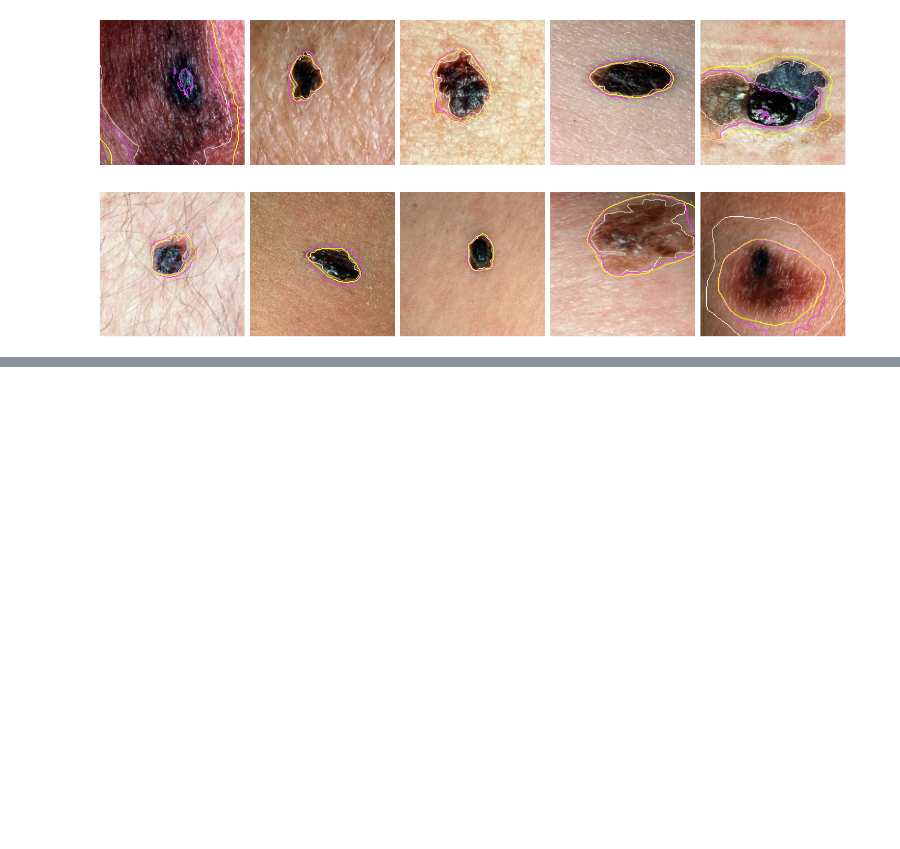
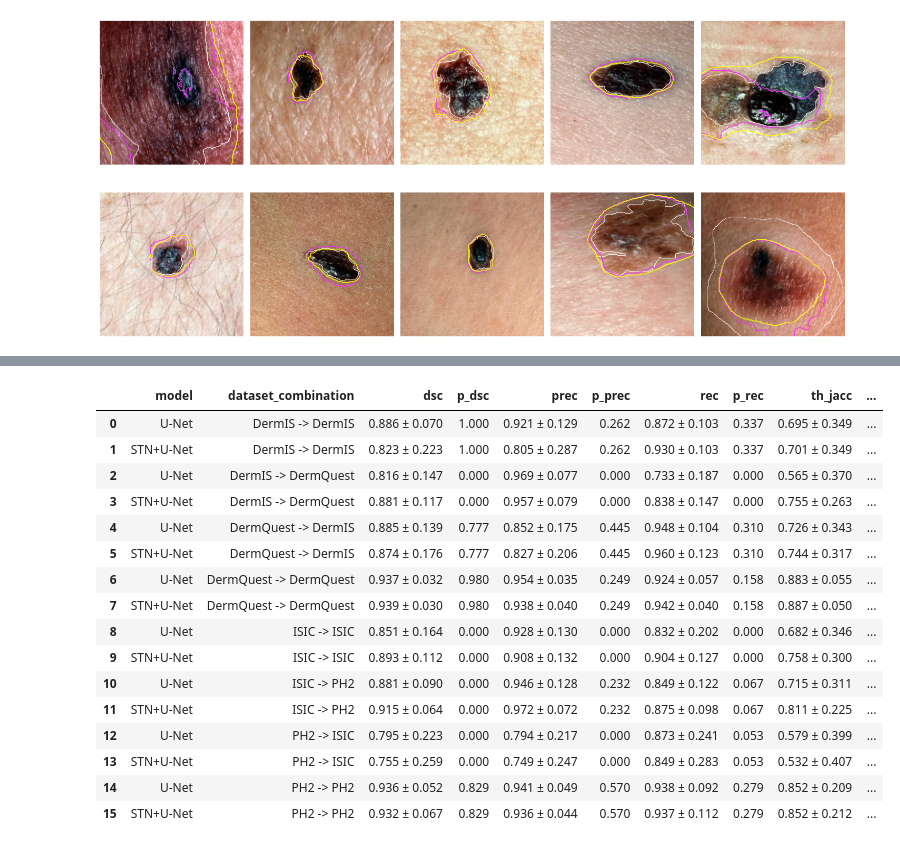
Before and after one commit to marinbenc/domain-specific-transforms, a Jupyter notebook: viz.ipynb, the cells around one changed output, grey strips where cells are left out. Saved outputs shown, nothing was run; the diff lists cells and outputs as text; code cells hidden in the pictures; blank space fills up the shorter version.

```diff
--- a/viz.ipynb
+++ b/viz.ipynb
@@ -254,3 +198,33 @@ for metric, title in metrics:
+# %%
+metrics = [('dsc', 'Dice coefficient'), ('prec', 'Precision'), ('rec', 'Recall'), ('th_jacc', 'Thresholded Jaccard index')]
+tables = [metric_table(metric, title) for metric, title in metrics]
+# join tables
+table = tables[0]
+for t in tables[1:]:
+  table = table.merge(t, on=['model', 'dataset_combination'])
+
+# drop where th_jacc is not significant
+#table = table[table['p_th_jacc'].astype(float) < 0.05]
+
+table
+# %% [output]
+|  | model | dataset_combination | dsc | p_dsc | prec | p_prec | rec | p_rec | th_jacc | ... |
+| 0 | U-Net | DermIS -> DermIS | 0.886 ± 0.070 | 1.000 | 0.921 ± 0.129 | 0.262 | 0.872 ± 0.103 | 0.337 | 0.695 ± 0.349 | ... |
+| 1 | STN+U-Net | DermIS -> DermIS | 0.823 ± 0.223 | 1.000 | 0.805 ± 0.287 | 0.262 | 0.930 ± 0.103 | 0.337 | 0.701 ± 0.349 | ... |
+| 2 | U-Net | DermIS -> DermQuest | 0.816 ± 0.147 | 0.000 | 0.969 ± 0.077 | 0.000 | 0.733 ± 0.187 | 0.000 | 0.565 ± 0.370 | ... |
+| 3 | STN+U-Net | DermIS -> DermQuest | 0.881 ± 0.117 | 0.000 | 0.957 ± 0.079 | 0.000 | 0.838 ± 0.147 | 0.000 | 0.755 ± 0.263 | ... |
+| 4 | U-Net | DermQuest -> DermIS | 0.885 ± 0.139 | 0.777 | 0.852 ± 0.175 | 0.445 | 0.948 ± 0.104 | 0.310 | 0.726 ± 0.343 | ... |
+| 5 | STN+U-Net | DermQuest -> DermIS | 0.874 ± 0.176 | 0.777 | 0.827 ± 0.206 | 0.445 | 0.960 ± 0.123 | 0.310 | 0.744 ± 0.317 | ... |
+| 6 | U-Net | DermQuest -> DermQuest | 0.937 ± 0.032 | 0.980 | 0.954 ± 0.035 | 0.249 | 0.924 ± 0.057 | 0.158 | 0.883 ± 0.055 | ... |
+| 7 | STN+U-Net | DermQuest -> DermQuest | 0.939 ± 0.030 | 0.980 | 0.938 ± 0.040 | 0.249 | 0.942 ± 0.040 | 0.158 | 0.887 ± 0.050 | ... |
+| 8 | U-Net | ISIC -> ISIC | 0.851 ± 0.164 | 0.000 | 0.928 ± 0.130 | 0.000 | 0.832 ± 0.202 | 0.000 | 0.682 ± 0.346 | ... |
+| 9 | STN+U-Net | ISIC -> ISIC | 0.893 ± 0.112 | 0.000 | 0.908 ± 0.132 | 0.000 | 0.904 ± 0.127 | 0.000 | 0.758 ± 0.300 | ... |
+| 10 | U-Net | ISIC -> PH2 | 0.881 ± 0.090 | 0.000 | 0.946 ± 0.128 | 0.232 | 0.849 ± 0.122 | 0.067 | 0.715 ± 0.311 | ... |
+| 11 | STN+U-Net | ISIC -> PH2 | 0.915 ± 0.064 | 0.000 | 0.972 ± 0.072 | 0.232 | 0.875 ± 0.098 | 0.067 | 0.811 ± 0.225 | ... |
+| 12 | U-Net | PH2 -> ISIC | 0.795 ± 0.223 | 0.000 | 0.794 ± 0.217 | 0.000 | 0.873 ± 0.241 | 0.053 | 0.579 ± 0.399 | ... |
+| 13 | STN+U-Net | PH2 -> ISIC | 0.755 ± 0.259 | 0.000 | 0.749 ± 0.247 | 0.000 | 0.849 ± 0.283 | 0.053 | 0.532 ± 0.407 | ... |
+| 14 | U-Net | PH2 -> PH2 | 0.936 ± 0.052 | 0.829 | 0.941 ± 0.049 | 0.570 | 0.938 ± 0.092 | 0.279 | 0.852 ± 0.209 | ... |
+| 15 | STN+U-Net | PH2 -> PH2 | 0.932 ± 0.067 | 0.829 | 0.936 ± 0.044 | 0.570 | 0.937 ± 0.112 | 0.279 | 0.852 ± 0.212 | ... |
 # %%
 for metric, title in metrics:
   box_plot_metric(metric, title)
```
Also changed, not shown: parts of 7 cells of this notebook, 4 other files.
